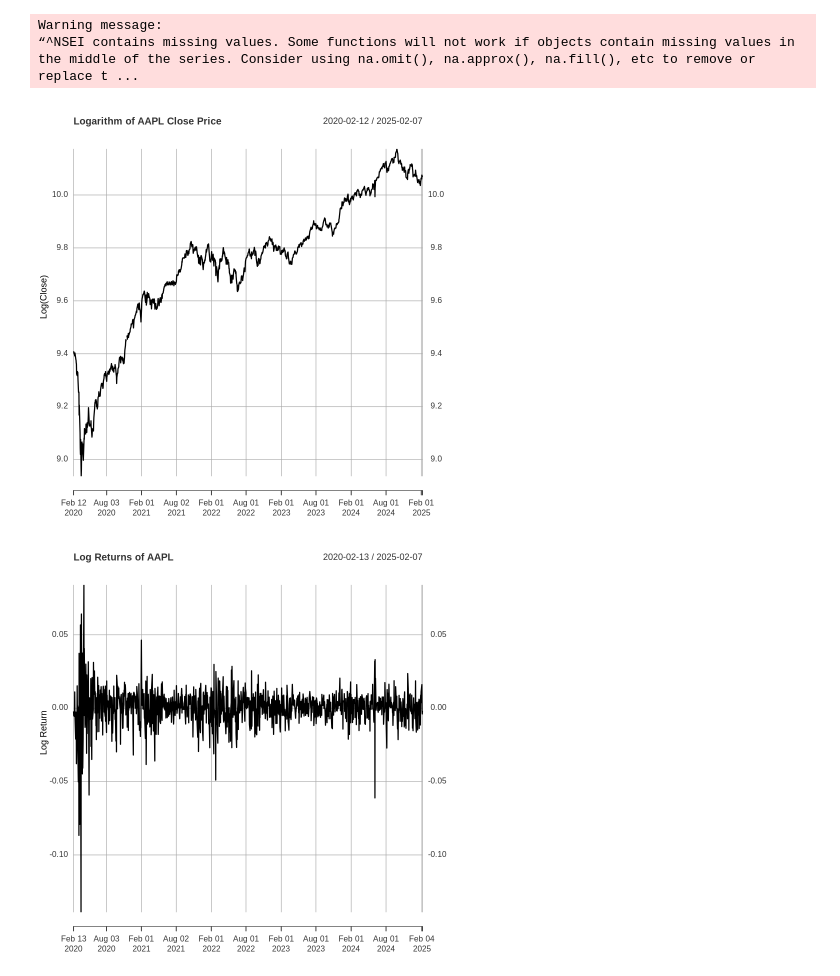
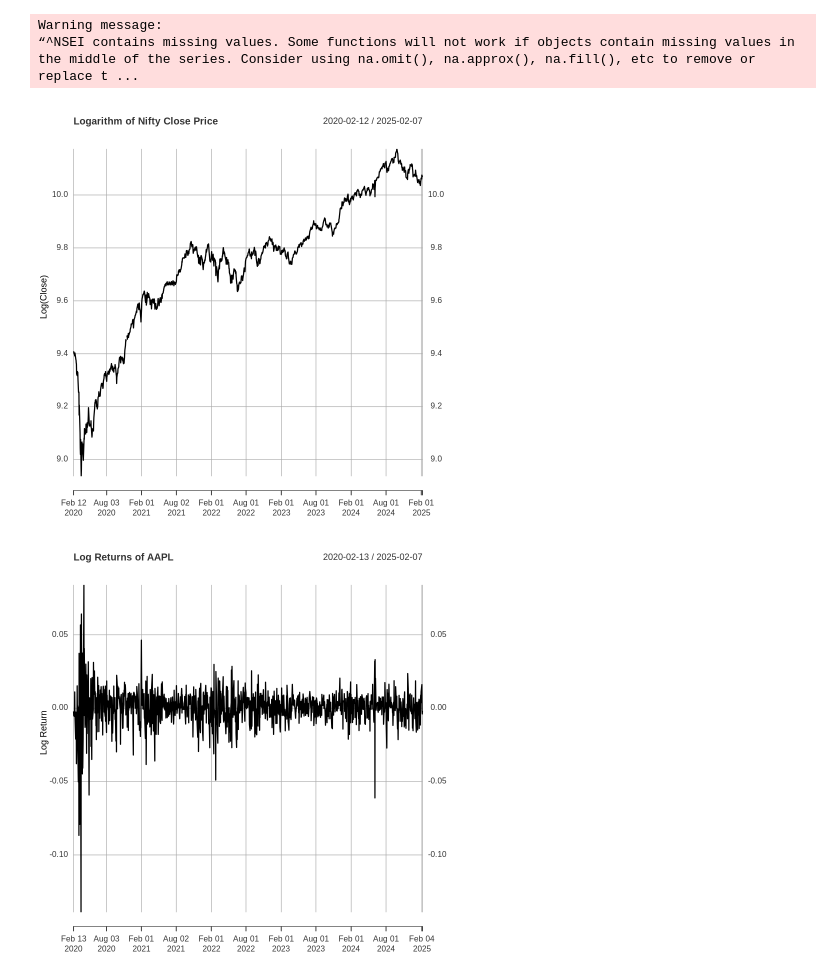
Before and after one commit to vkthakur90/AI_Applications, a Jupyter notebook: NIFTY_ARIMA_and_GARCH_in_R.ipynb, the cells around one changed output. Cells and saved outputs as stored; diff of their text form; code cells hidden in the pictures.

```diff
--- a/NIFTY_ARIMA_and_GARCH_in_R.ipynb
+++ b/NIFTY_ARIMA_and_GARCH_in_R.ipynb
@@ -46,9 +46,9 @@ close <- Ad(NSEI)
 log_close <- log(close)
 # %%
 # Plot the log close prices
-plot(log_close, main = "Logarithm of AAPL Close Price", ylab = "Log(Close)", xlab = "Date")
+plot(log_close, main = "Logarithm of Nifty Close Price", ylab = "Log(Close)", xlab = "Date")
 # %% [output]
-[figure, old version]
+[figure, new version]
 # %%
 # Stock prices are typically non-stationary, so we use log returns
 log_returns <- diff(log_close)
```
Also changed, not shown: parts of 16 cells of this notebook.
